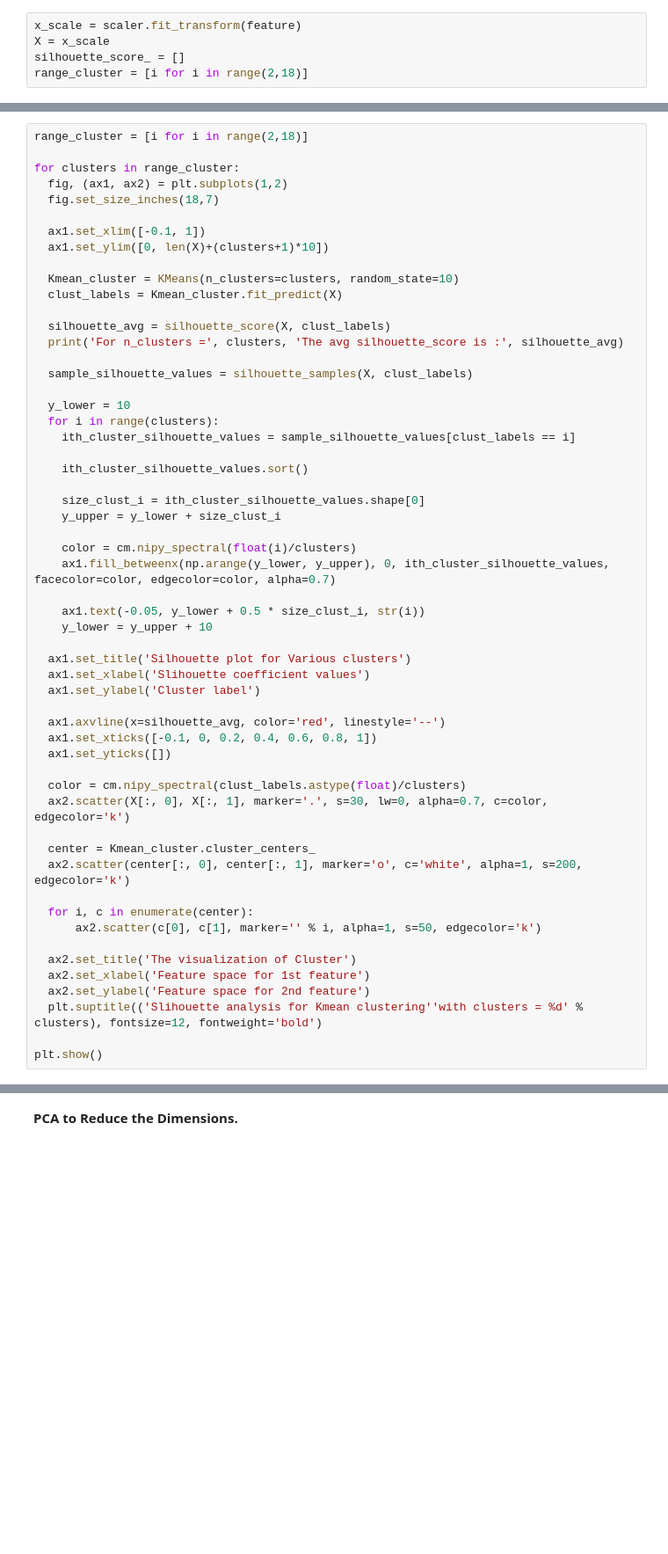
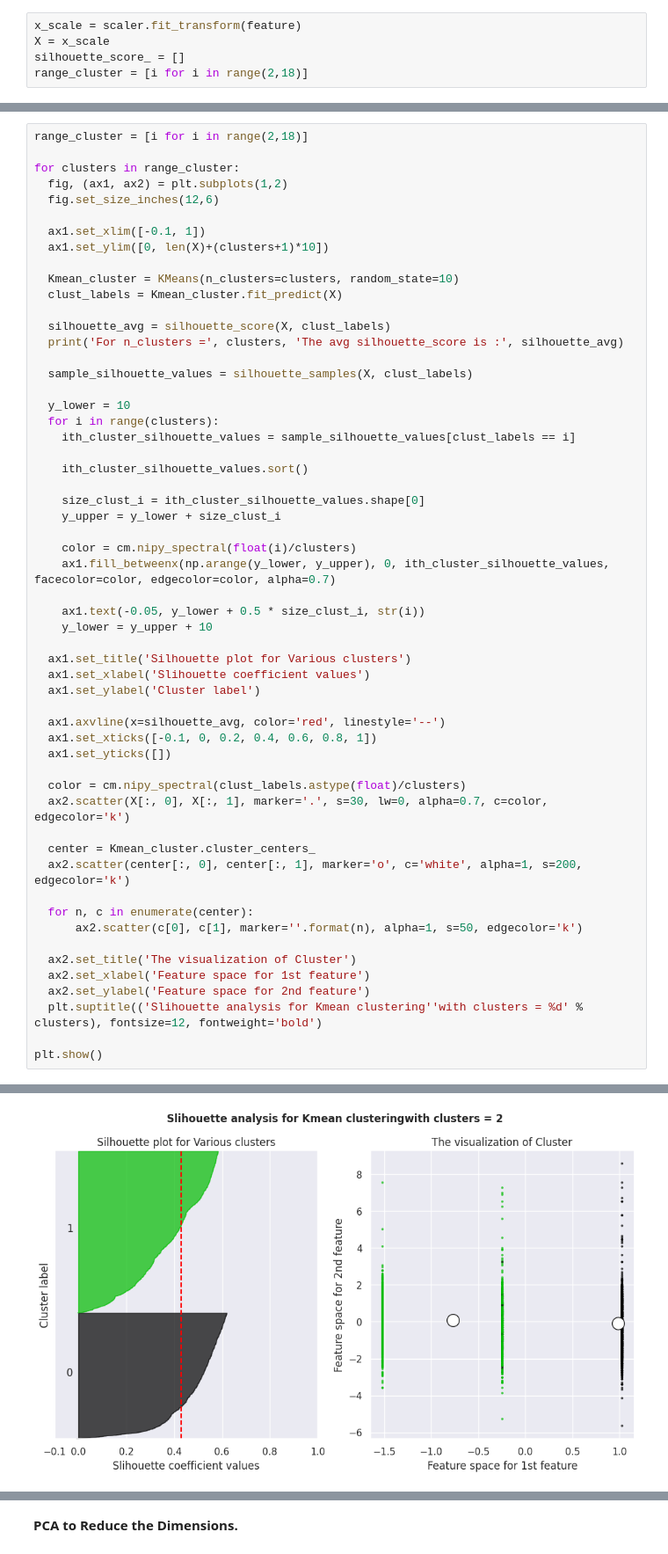
Before and after one commit to pratikjori20/Netflix-movies-TV-Shows-Clustring-ML-unsupervised, a Jupyter notebook: individual_notebook_capstone_4.ipynb, the cells around one changed output, grey strips where cells are left out. Shown at 88% size. Drawn from its saved outputs; the diff is of its cells as text; blank space fills up the shorter version.

```diff
--- a/individual_notebook_capstone_4.ipynb
+++ b/individual_notebook_capstone_4.ipynb
@@ -898,7 +900,7 @@ range_cluster = [i for i in range(2,18)]
 
 for clusters in range_cluster:
   fig, (ax1, ax2) = plt.subplots(1,2)
-  fig.set_size_inches(18,7)
+  fig.set_size_inches(12,6)
 
   ax1.set_xlim([-0.1, 1])
   ax1.set_ylim([0, len(X)+(clusters+1)*10])
@@ -940,8 +942,8 @@ for clusters in range_cluster:
   center = Kmean_cluster.cluster_centers_
   ax2.scatter(center[:, 0], center[:, 1], marker='o', c='white', alpha=1, s=200, edgecolor='k')
 
-  for i, c in enumerate(center):
-      ax2.scatter(c[0], c[1], marker='' % i, alpha=1, s=50, edgecolor='k')
+  for n, c in enumerate(center):
+      ax2.scatter(c[0], c[1], marker=''.format(n), alpha=1, s=50, edgecolor='k')
 
   ax2.set_title('The visualization of Cluster')
   ax2.set_xlabel('Feature space for 1st feature')
@@ -953,0 +971 @@ For n_clusters = 2 The avg silhouette_score is : 0.42893030825368395
+[figure, new version]
```
Also changed, not shown: parts of 14 cells of this notebook.
